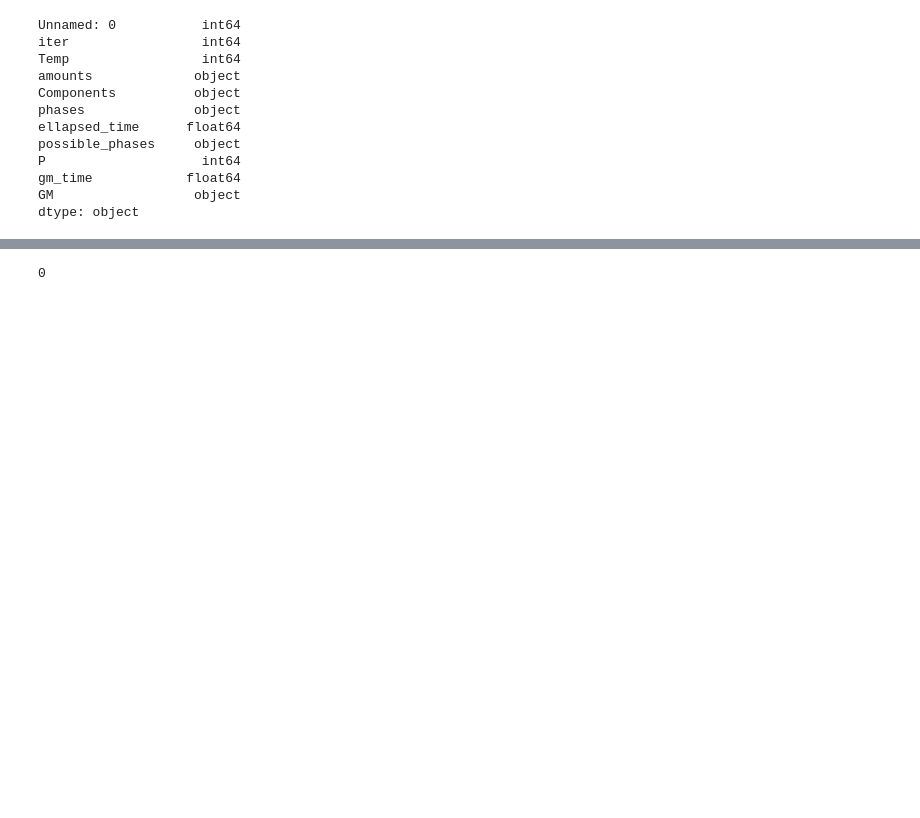
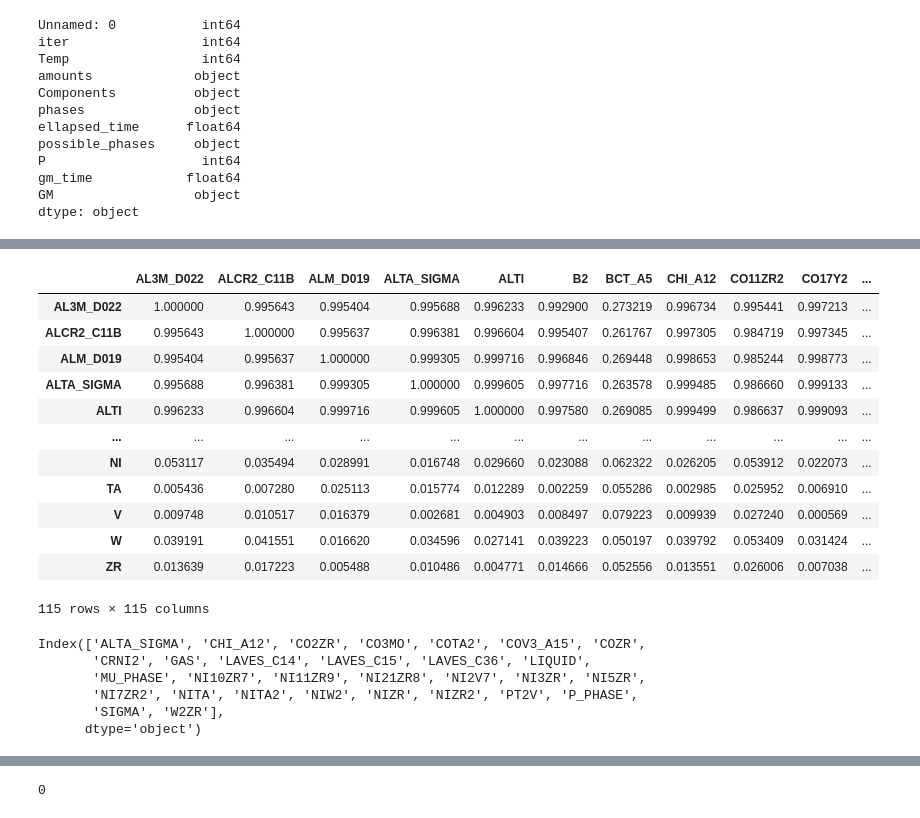
Before and after one commit to 1dimadim1/PhaseCompositionPrediction, a Jupyter notebook: NN_model.ipynb, the cells around one changed output, grey strips where cells are left out. Cells and saved outputs as stored; diff of their text form; code cells hidden in the pictures; blank space fills up the shorter version.

```diff
--- a/NN_model.ipynb
+++ b/NN_model.ipynb
@@ -118,0 +119,29 @@ X
+# %%
+# X.corr().abs()
+corr = X.loc[:, (X != 0).any(axis=0)].corr().abs()
+corr
+# %% [output]
+|  | AL3M_D022 | ALCR2_C11B | ALM_D019 | ALTA_SIGMA | ALTI | B2 | BCT_A5 | CHI_A12 | CO11ZR2 | CO17Y2 | ... |
+| AL3M_D022 | 1.000000 | 0.995643 | 0.995404 | 0.995688 | 0.996233 | 0.992900 | 0.273219 | 0.996734 | 0.995441 | 0.997213 | ... |
+| ALCR2_C11B | 0.995643 | 1.000000 | 0.995637 | 0.996381 | 0.996604 | 0.995407 | 0.261767 | 0.997305 | 0.984719 | 0.997345 | ... |
+| ALM_D019 | 0.995404 | 0.995637 | 1.000000 | 0.999305 | 0.999716 | 0.996846 | 0.269448 | 0.998653 | 0.985244 | 0.998773 | ... |
+| ALTA_SIGMA | 0.995688 | 0.996381 | 0.999305 | 1.000000 | 0.999605 | 0.997716 | 0.263578 | 0.999485 | 0.986660 | 0.999133 | ... |
+| ALTI | 0.996233 | 0.996604 | 0.999716 | 0.999605 | 1.000000 | 0.997580 | 0.269085 | 0.999499 | 0.986637 | 0.999093 | ... |
+| ... | ... | ... | ... | ... | ... | ... | ... | ... | ... | ... | ... |
+| NI | 0.053117 | 0.035494 | 0.028991 | 0.016748 | 0.029660 | 0.023088 | 0.062322 | 0.026205 | 0.053912 | 0.022073 | ... |
+| TA | 0.005436 | 0.007280 | 0.025113 | 0.015774 | 0.012289 | 0.002259 | 0.055286 | 0.002985 | 0.025952 | 0.006910 | ... |
+| V | 0.009748 | 0.010517 | 0.016379 | 0.002681 | 0.004903 | 0.008497 | 0.079223 | 0.009939 | 0.027240 | 0.000569 | ... |
+| W | 0.039191 | 0.041551 | 0.016620 | 0.034596 | 0.027141 | 0.039223 | 0.050197 | 0.039792 | 0.053409 | 0.031424 | ... |
+| ZR | 0.013639 | 0.017223 | 0.005488 | 0.010486 | 0.004771 | 0.014666 | 0.052556 | 0.013551 | 0.026006 | 0.007038 | ... |
+115 rows × 115 columns
+# %%
+def nonZeroColumns(df):
+    return df.loc[:, (df != 0).any(axis=0)]
+nonZeroColumns(Y).columns
+# %% [output]
+Index(['ALTA_SIGMA', 'CHI_A12', 'CO2ZR', 'CO3MO', 'COTA2', 'COV3_A15', 'COZR',
+       'CRNI2', 'GAS', 'LAVES_C14', 'LAVES_C15', 'LAVES_C36', 'LIQUID',
+       'MU_PHASE', 'NI10ZR7', 'NI11ZR9', 'NI21ZR8', 'NI2V7', 'NI3ZR', 'NI5ZR',
+       'NI7ZR2', 'NITA', 'NITA2', 'NIW2', 'NIZR', 'NIZR2', 'PT2V', 'P_PHASE',
+       'SIGMA', 'W2ZR'],
+      dtype='object')
```
Also changed, not shown: parts of 20 cells of this notebook.
